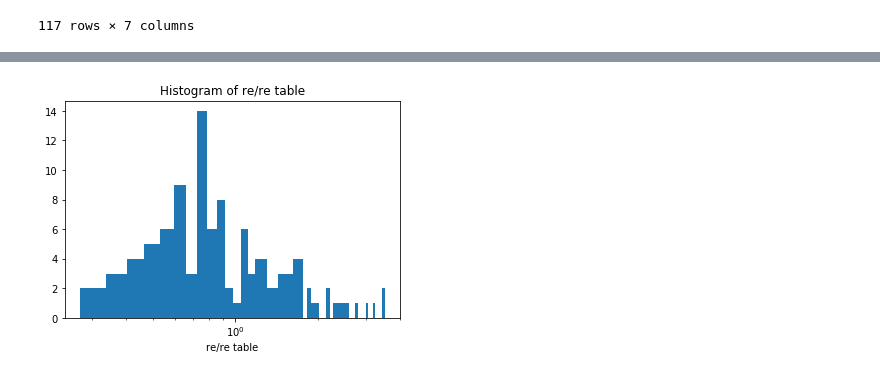
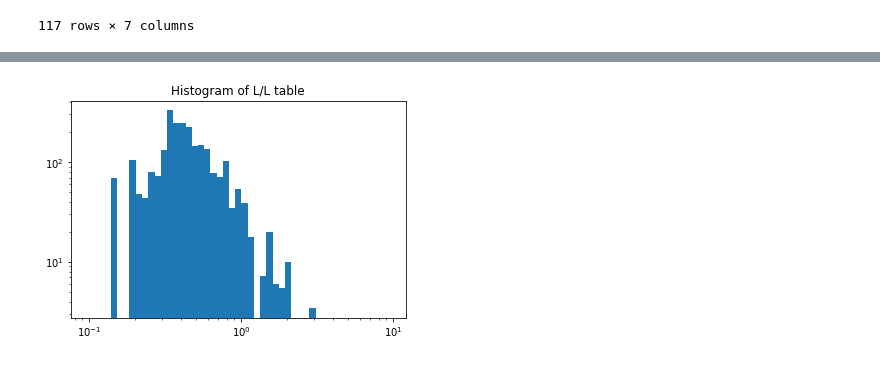
Before and after one commit to JimenaGonzalez/Simulations-Double-Source-Gravitational-Lensing, a Jupyter notebook: Fundamental Plane.ipynb, the cells around one changed output, grey strips where cells are left out. Cells and saved outputs as stored; diff of their text form; code cells hidden in the pictures.

```diff
--- a/Fundamental Plane.ipynb
+++ b/Fundamental Plane.ipynb
@@ -149,8 +141,15 @@ plt.show()
-# %%
-plt.xscale('log')
-plt.title('Histogram of re/re table')
-plt.xlabel('re/re table')
-plt.hist(re_histogram, bins = 50)
-plt.show()
-# %% [output]
-[figure, removed]
+# %%
+bins = np.logspace(-1, 1, 50)
+widths = (bins[1:] - bins[:-1])
+
+hist = np.histogram(L_histogram, bins=bins)
+# normalize by bin width
+hist_norm = hist[0]/widths
+
+plt.title('Histogram of L/L table')
+plt.bar(bins[:-1], hist_norm, widths)
+plt.xscale('log')
+plt.yscale('log')
+plt.show()
+# %% [output]
+[figure, added]
```
Also changed, not shown: parts of 2 cells of this notebook.
